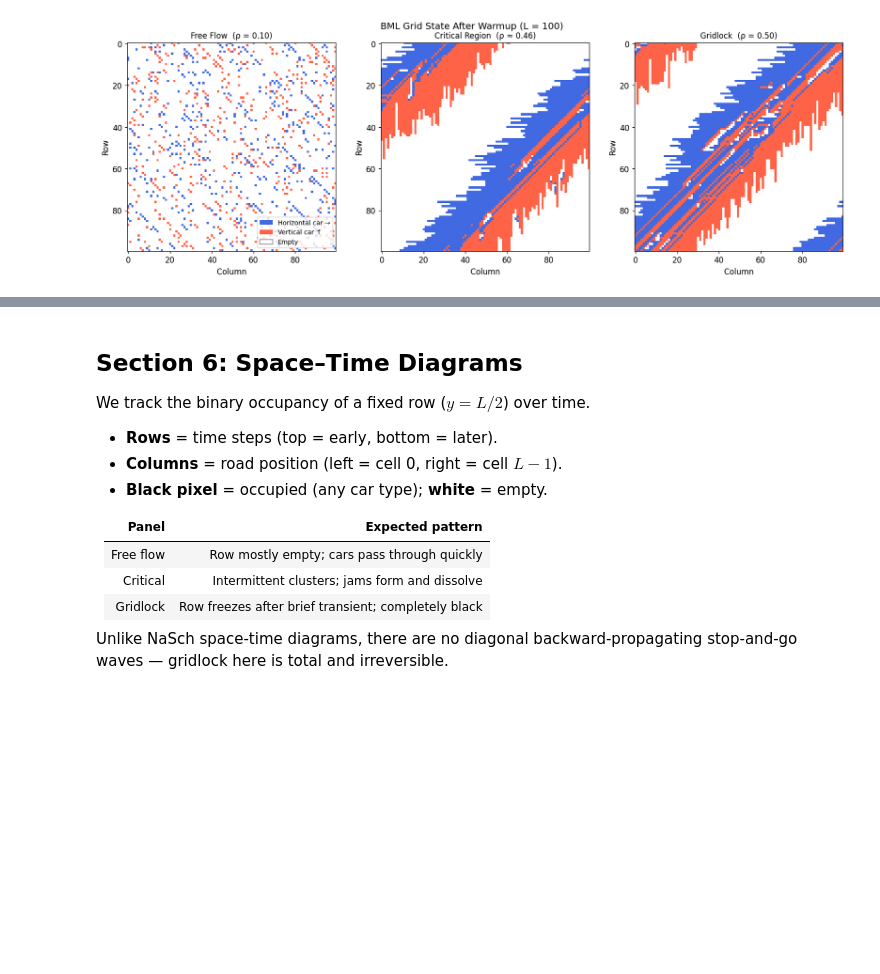
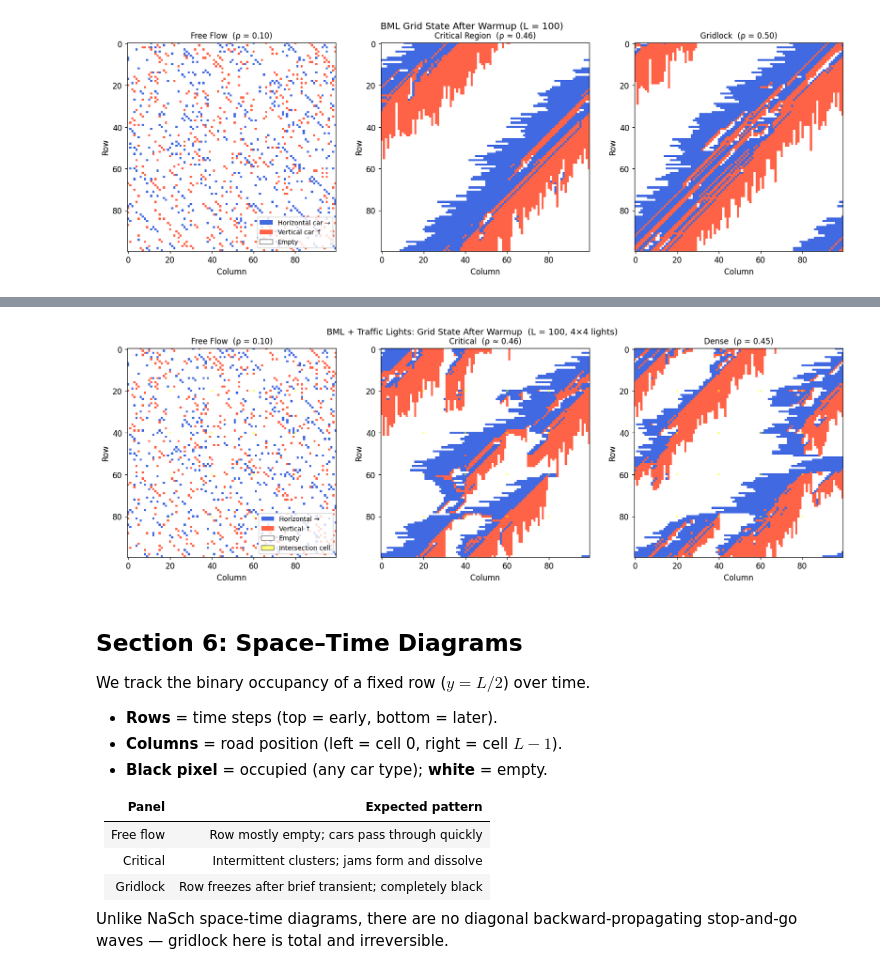
Before and after one commit to Bakri1851/Mathematical-Modelling-II-CW2-Code, a Jupyter notebook: notebooks/biham_middleton_levine.ipynb, the cells around one changed output, grey strips where cells are left out. Cells and saved outputs as stored; diff of their text form; code cells hidden in the pictures; blank space fills up the shorter version.

Commit message:
tried add in traffic lights

```diff
--- a/notebooks/biham_middleton_levine.ipynb
+++ b/notebooks/biham_middleton_levine.ipynb
@@ -285,3 +386,37 @@ plt.show()
+# %%
+# ── Section 5b: Grid snapshots with traffic lights ───────────────────────
+snap_scenarios_tl = [
+    (0.10, 'Free Flow  (ρ = 0.10)'),
+    (rho_c, f'Critical  (ρ ≈ {rho_c:.2f})'),
+    (0.45, 'Dense  (ρ = 0.45)'),
+]
+legend_tl = [
+    Patch(facecolor='royalblue', label='Horizontal →'),
+    Patch(facecolor='tomato',    label='Vertical ↑'),
+    Patch(facecolor='white', edgecolor='grey', label='Empty'),
+    Patch(facecolor='yellow', edgecolor='black', alpha=0.5, label='Intersection cell'),
+]
+
+fig, axes = plt.subplots(1, 3, figsize=(15, 5))
+for ax, (rho, title) in zip(axes, snap_scenarios_tl):
+    sim = BMLWithLights(L=100, density=rho, n_lights=4, T_cycle=20, seed=7)
+    sim.warmup(T_WARMUP)
+    ax.imshow(sim.grid.copy(), cmap=cmap_bml, norm=norm_bml, interpolation='nearest')
+    for r in sim.light_rows:
+        for c in sim.light_cols:
+            ax.add_patch(plt.Rectangle((c - 0.5, r - 0.5), 1, 1,
+                                       linewidth=0, facecolor='yellow', alpha=0.45))
+    ax.set_title(title, fontsize=11)
+    ax.set_xlabel('Column')
+    ax.set_ylabel('Row')
+
+axes[0].legend(handles=legend_tl, loc='lower right', fontsize=9)
+fig.suptitle('BML + Traffic Lights: Grid State After Warmup  (L = 100, 4×4 lights)',
+             fontsize=12)
+plt.tight_layout()
+plt.show()
+# %% [output]
+[figure, added]
 # %% [markdown]
 ## Section 6: Space–Time Diagrams
 
```
Also changed, not shown: parts of 3 cells of this notebook, 2 other files.
